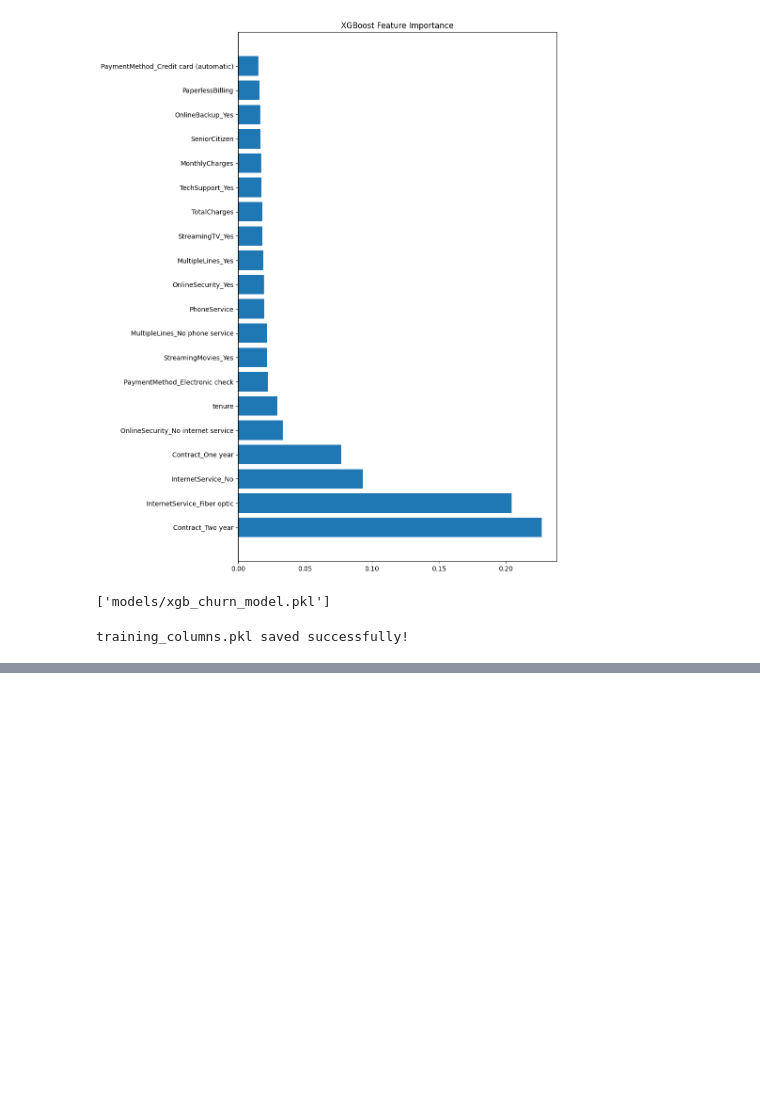
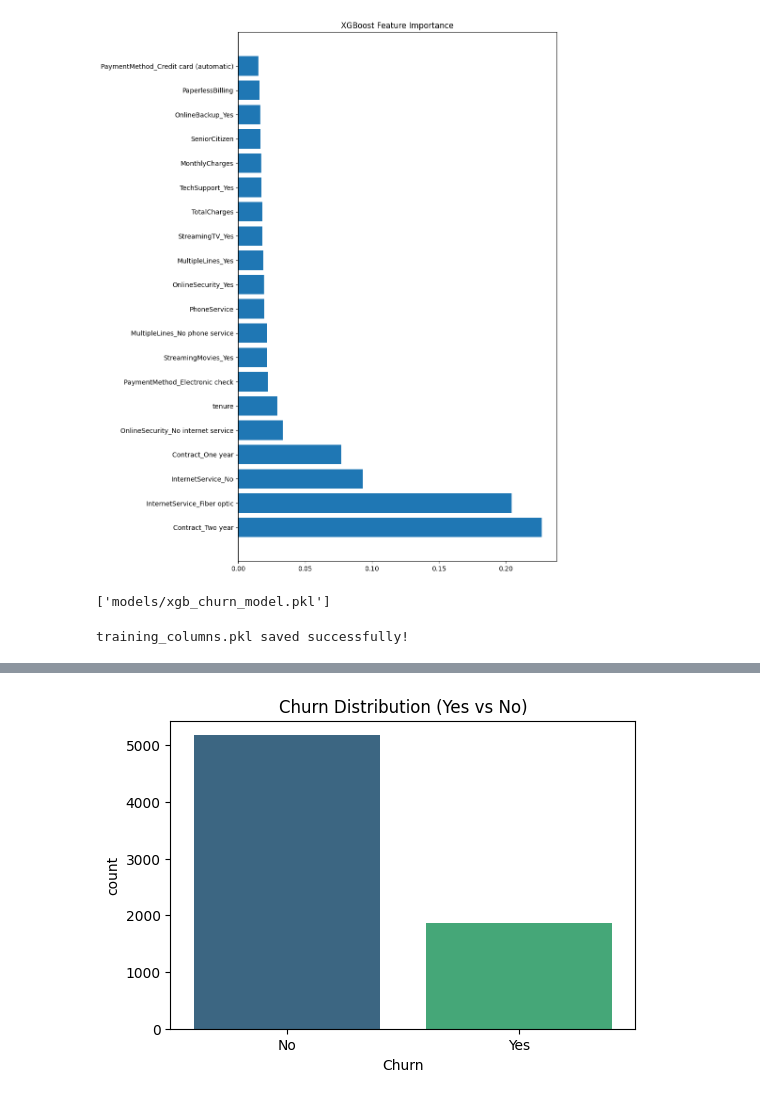
Before and after one commit to keerthi15M/churn-project, a Jupyter notebook: 01_data_exploration.ipynb, the cells around one changed output, grey strips where cells are left out. Cells and saved outputs as stored; diff of their text form; code cells hidden in the pictures; blank space fills up the shorter version.

```diff
--- a/01_data_exploration.ipynb
+++ b/01_data_exploration.ipynb
@@ -295,3 +295,17 @@ joblib.dump(X.columns.tolist(), "models/training_columns.pkl")
 print("training_columns.pkl saved successfully!")
 # %% [output]
 training_columns.pkl saved successfully!
+# %%
+import pandas as pd
+import seaborn as sns
+import matplotlib.pyplot as plt
+
+df = pd.read_csv("data/raw/Telco-Customer-Churn.csv")
+
+# Convert TotalCharges to numeric (very important)
+df['TotalCharges'] = pd.to_numeric(df['TotalCharges'], errors='coerce')
+
+# Fill missing TotalCharges with 0 (or median)
+df['TotalCharges'] = df['TotalCharges'].fillna(0)
+
+df.head()
@@ -297,0 +323,8 @@ training_columns.pkl saved successfully!
+# %%
+plt.figure(figsize=(6,4))
+sns.countplot(data=df, x='Churn', hue='Churn', palette='viridis', legend=False)
+plt.title("Churn Distribution (Yes vs No)")
+plt.savefig("images/churn_distribution.png", dpi=300, bbox_inches='tight')
+plt.show()
+# %% [output]
+[figure, added]
```
Also changed, not shown: parts of 6 cells of this notebook, 12 other files.
